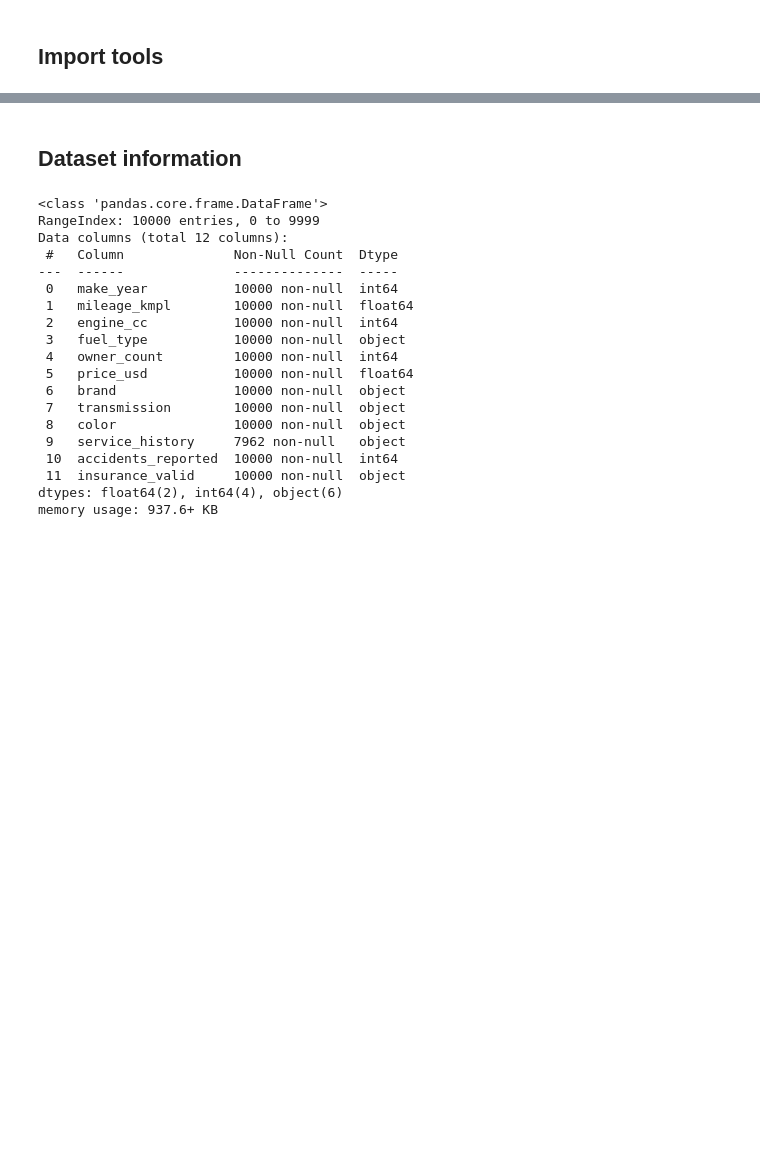
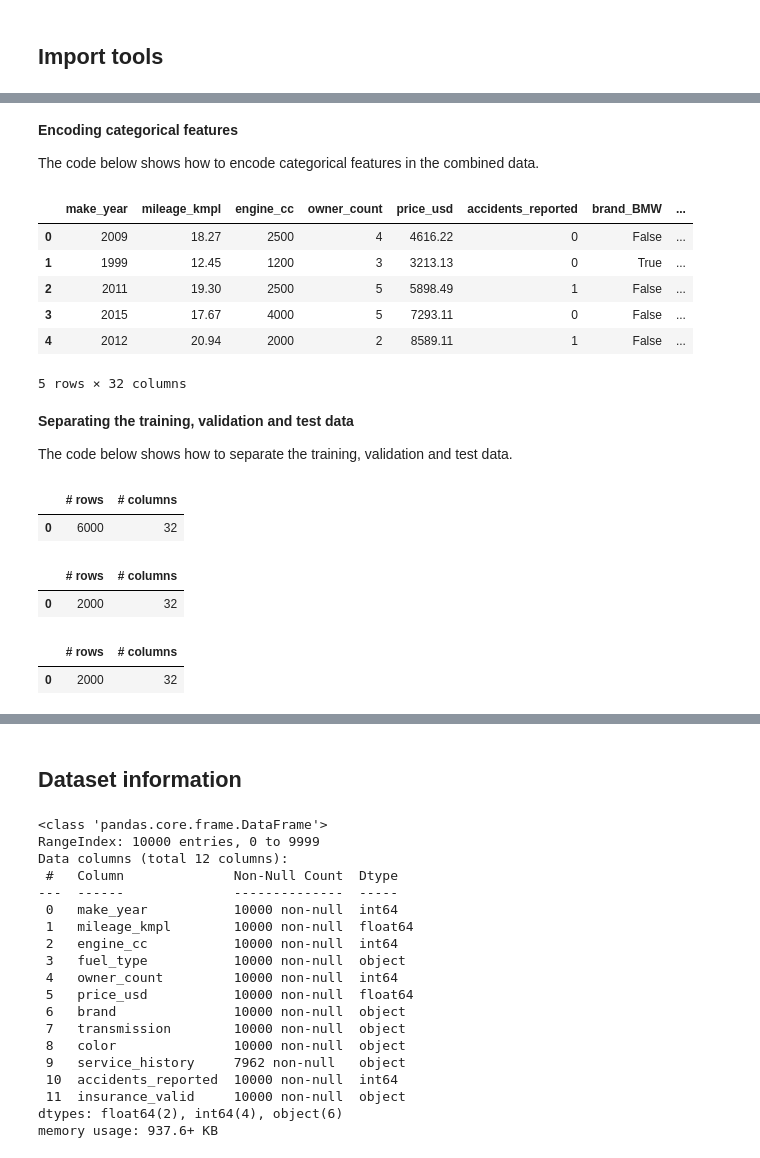
Before and after one commit to Simba-gwu/Machine_learning_project, a Jupyter notebook: Used_Car_Price_Prediction.ipynb, the cells around one changed output, grey strips where cells are left out. Saved outputs shown, nothing was run; the diff lists cells and outputs as text; code cells hidden in the pictures; blank space fills up the shorter version.

```diff
--- a/Used_Car_Price_Prediction.ipynb
+++ b/Used_Car_Price_Prediction.ipynb
@@ -47,0 +438,6 @@ df.head()
+# %%
+# Combine df_train, df_val and df_test
+df = pd.concat([df_train, df_val, df_test], sort=False)
+
+# Print the unique data type of variables in df
+pd.DataFrame(df.dtypes.unique(), columns=['dtype'])
@@ -47,0 +453,33 @@ df.head()
+# %%
+def cat_var_checker(df, dtype='object'):
+    """
+    The categorical variable checker
+
+    Parameters
+    ----------
+    df : the dataframe
+    dtype : the data type categorical variables should have, 'object' by default
+            i.e., if a variable has this data type, it should be a categorical variable
+
+    Returns
+    ----------
+    The dataframe of categorical variables and their number of unique value
+    """
+
+    # Get the dataframe of categorical variables and their number of unique value
+    df_cat = pd.DataFrame([[var, df[var].nunique(dropna=False)]
+                           # If the data type is dtype
+                           for var in df.columns if df[var].dtype == dtype],
+                          columns=['var', 'nunique'])
+
+    # Sort df_cat in accending order of the number of unique value
+    df_cat = df_cat.sort_values(by='nunique', ascending=False).reset_index(drop=True)
+
+    return df_cat
+# %%
+# Call cat_var_checker on df
+# See the implementation in pmlm_utilities.ipynb
+df_cat = cat_var_checker(df)
+
+# Print the dataframe
+df_cat
@@ -47,0 +494,22 @@ df.head()
+# %% [markdown]
+**Encoding categorical features**
+
+The code below shows how to encode categorical features in the combined data.
+# %%
+# One-hot-encode the categorical features in the combined data
+df = pd.get_dummies(df, columns=np.setdiff1d(df_cat['var'], [target]))
+
+# Print the first 5 rows of df
+df.head()
+# %% [output]
+|  | make_year | mileage_kmpl | engine_cc | owner_count | price_usd | accidents_reported | brand_BMW | ... |
+| 0 | 2009 | 18.27 | 2500 | 4 | 4616.22 | 0 | False | ... |
+| 1 | 1999 | 12.45 | 1200 | 3 | 3213.13 | 0 | True | ... |
+| 2 | 2011 | 19.30 | 2500 | 5 | 5898.49 | 1 | False | ... |
+| 3 | 2015 | 17.67 | 4000 | 5 | 7293.11 | 0 | False | ... |
+| 4 | 2012 | 20.94 | 2000 | 2 | 8589.11 | 1 | False | ... |
+5 rows × 32 columns
+# %% [markdown]
+**Separating the training, validation and test data**
+
+The code below shows how to separate the training, validation and test data.
@@ -47,0 +525,18 @@ df.head()
+# %%
+# Print the dimension of df_train
+pd.DataFrame([[df_train.shape[0], df_train.shape[1]]], columns=['# rows', '# columns'])
+# %% [output]
+|  | # rows | # columns |
+| 0 | 6000 | 32 |
+# %%
+# Print the dimension of df_val
+pd.DataFrame([[df_val.shape[0], df_val.shape[1]]], columns=['# rows', '# columns'])
+# %% [output]
+|  | # rows | # columns |
+| 0 | 2000 | 32 |
+# %%
+# Print the dimension of df_test
+pd.DataFrame([[df_test.shape[0], df_test.shape[1]]], columns=['# rows', '# columns'])
+# %% [output]
+|  | # rows | # columns |
+| 0 | 2000 | 32 |
```
Also changed, not shown: parts of 77 cells of this notebook.
